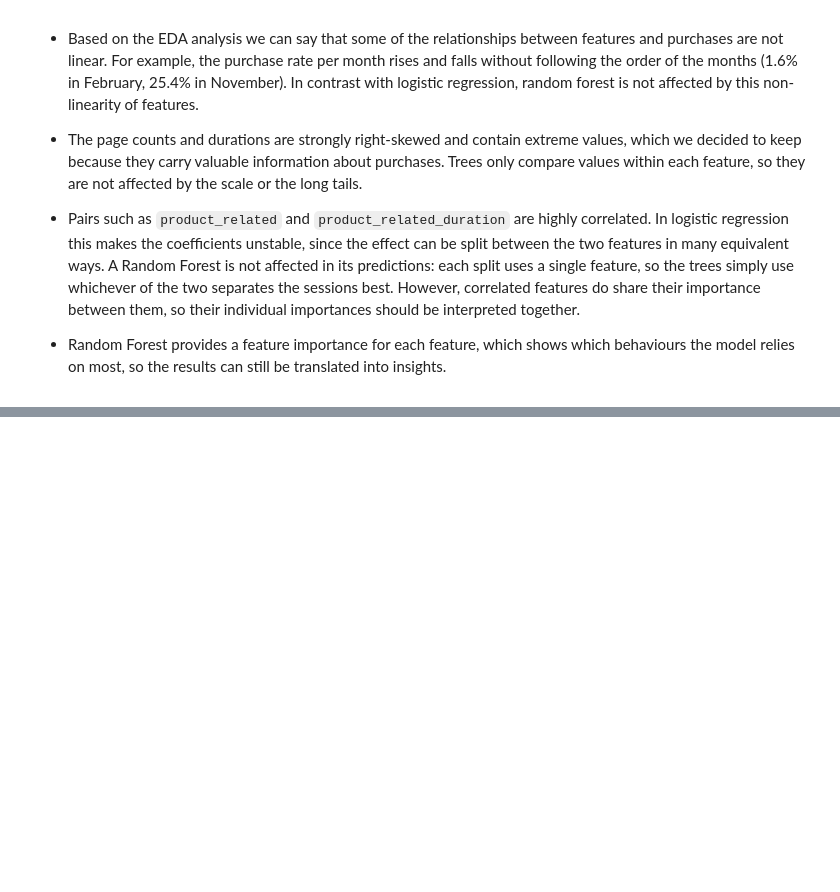
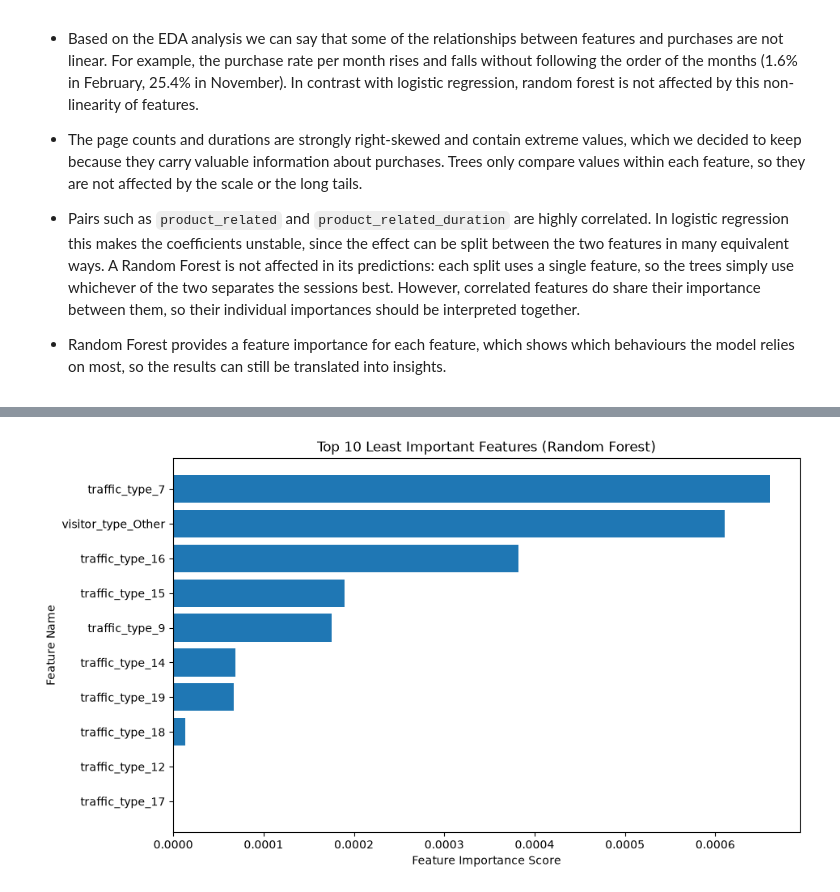
Before and after one commit to tginting-star/RLML_ecommerce_project, a Jupyter notebook: Project/Project code.ipynb, the cells around one changed output, grey strips where cells are left out. Saved outputs shown, nothing was run; the diff lists cells and outputs as text; code cells hidden in the pictures; blank space fills up the shorter version.

```diff
--- a/Project/Project code.ipynb
+++ b/Project/Project code.ipynb
@@ -1026,0 +1180,12 @@ Both balancing techniques raise the F1 and the recall:
+# %%
+lowest_importance_features = rf_feature_importance_df.tail(10)
+
+plt.figure(figsize=(10, 6))
+plt.barh(lowest_importance_features['Feature'], lowest_importance_features['Importance'])
+plt.gca().invert_yaxis()
+plt.xlabel('Feature Importance Score')
+plt.ylabel('Feature Name')
+plt.title(f'Top 10 Least Important Features (Random Forest)')
+plt.show()
+# %% [output]
+[figure, added]
```
Also changed, not shown: parts of 46 cells of this notebook.
